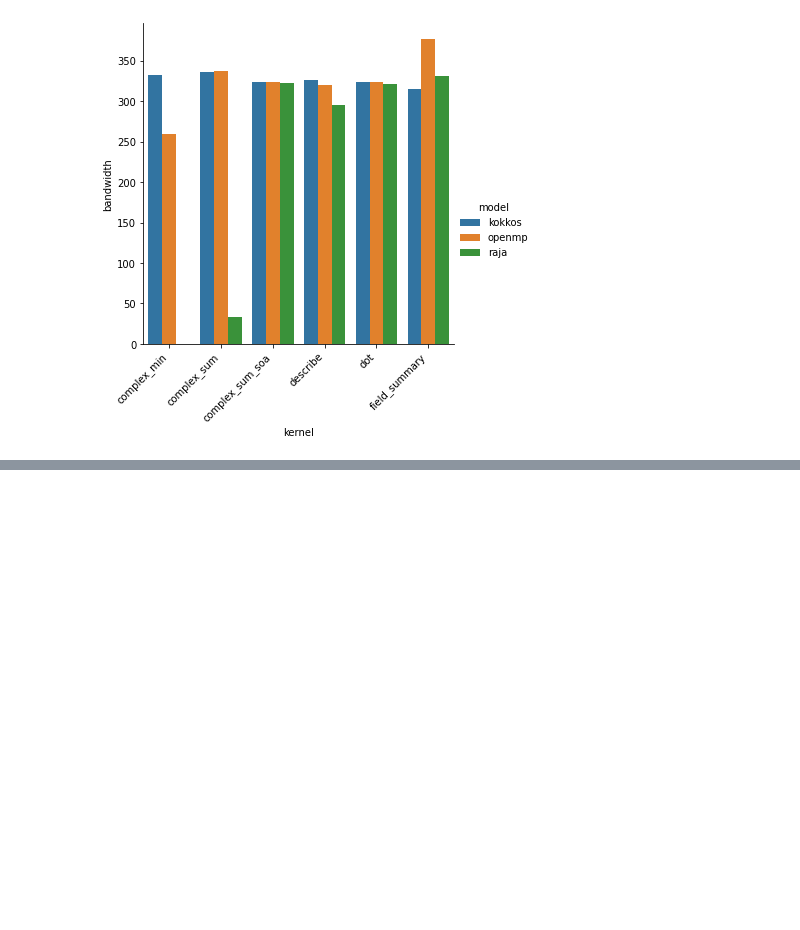
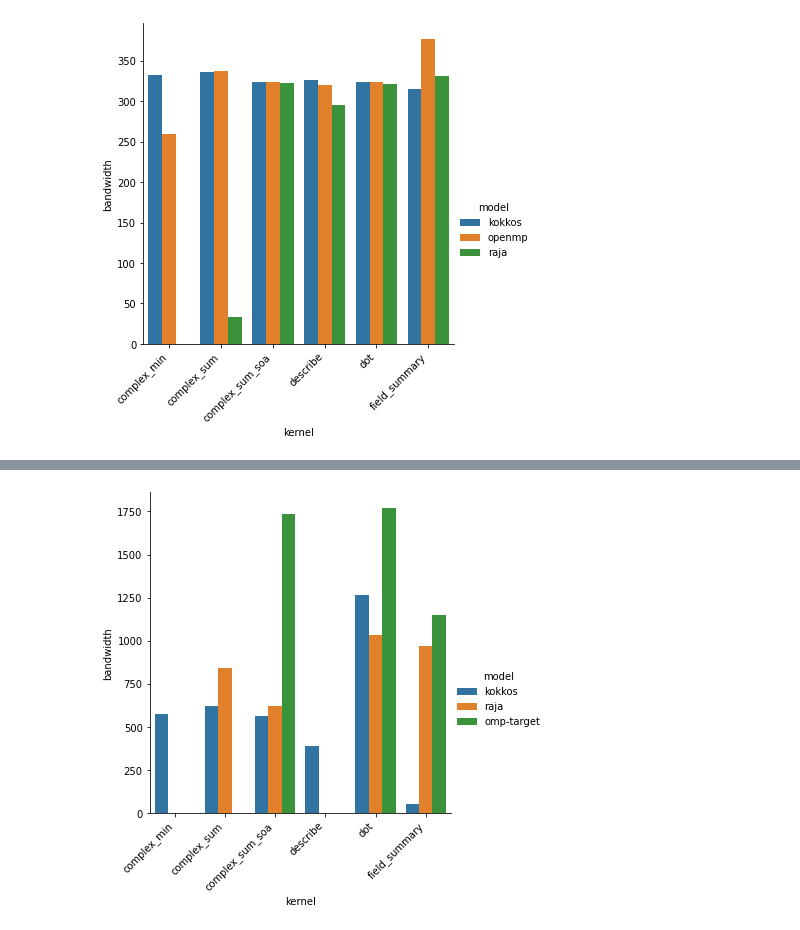
Before and after one commit to UoB-HPC/everythingsreduced, a Jupyter notebook: results/results.ipynb, the cells around one changed output, grey strips where cells are left out. Cells and saved outputs as stored; diff of their text form; code cells hidden in the pictures; blank space fills up the shorter version.

```diff
--- a/results/results.ipynb
+++ b/results/results.ipynb
@@ -53,0 +59,5 @@ plot_c('rome', 'aocc')
+# %%
+data = pd.read_csv("./a100-results.csv", skipinitialspace=True)
+plot('a100')
+# %% [output]
+[figure, added]
```
Also changed, not shown: parts of 1 cell of this notebook.
